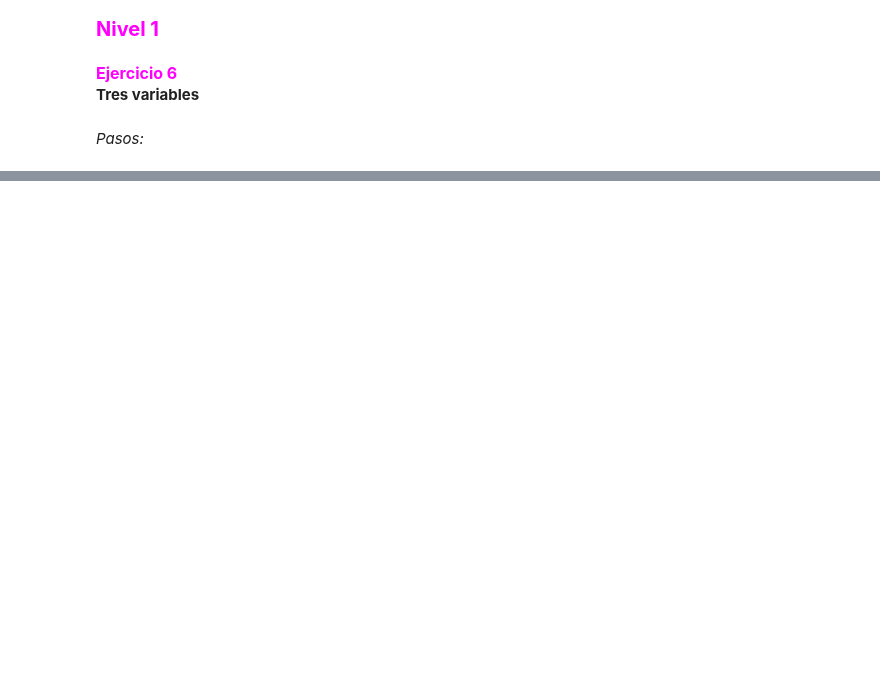
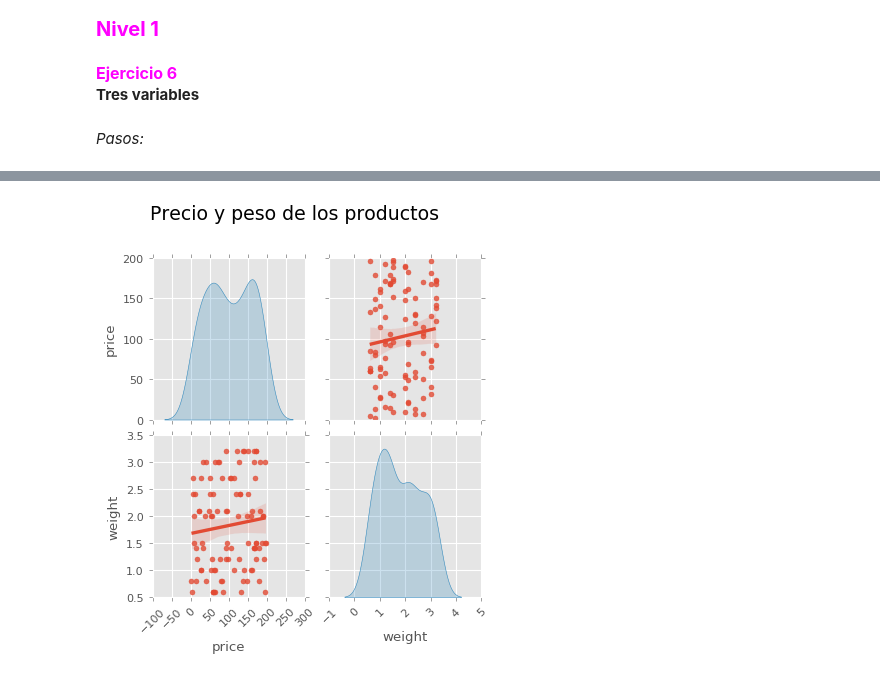
Before and after one commit to Nathalia-GM2912/Data_Analytics_2024, a Jupyter notebook: Sprint_8_Python/Sprint_8.01.ipynb, the cells around one changed output, grey strips where cells are left out. Drawn from its saved outputs; the diff is of its cells as text; code cells hidden in the pictures; blank space fills up the shorter version.

```diff
--- a/Sprint_8_Python/Sprint_8.01.ipynb
+++ b/Sprint_8_Python/Sprint_8.01.ipynb
@@ -481,0 +495,14 @@ Name: count, dtype: int64
+# %%
+plt.style.use('ggplot')
+
+df_products['weight'] = pd.to_numeric(df_products['weight'], errors='coerce')
+
+pairplot = sns.pairplot(df_products, vars=['price', 'weight'], diag_kind='kde' , kind='reg')
+pairplot.figure.suptitle('Precio y peso de los productos', fontsize=17, y=1.1)
+
+for ax in pairplot.axes.flatten():
+    plt.setp(ax.get_xticklabels(), rotation=45)
+
+plt.show()
+# %% [output]
+[figure, added]
```
Also changed, not shown: parts of 16 cells of this notebook.
